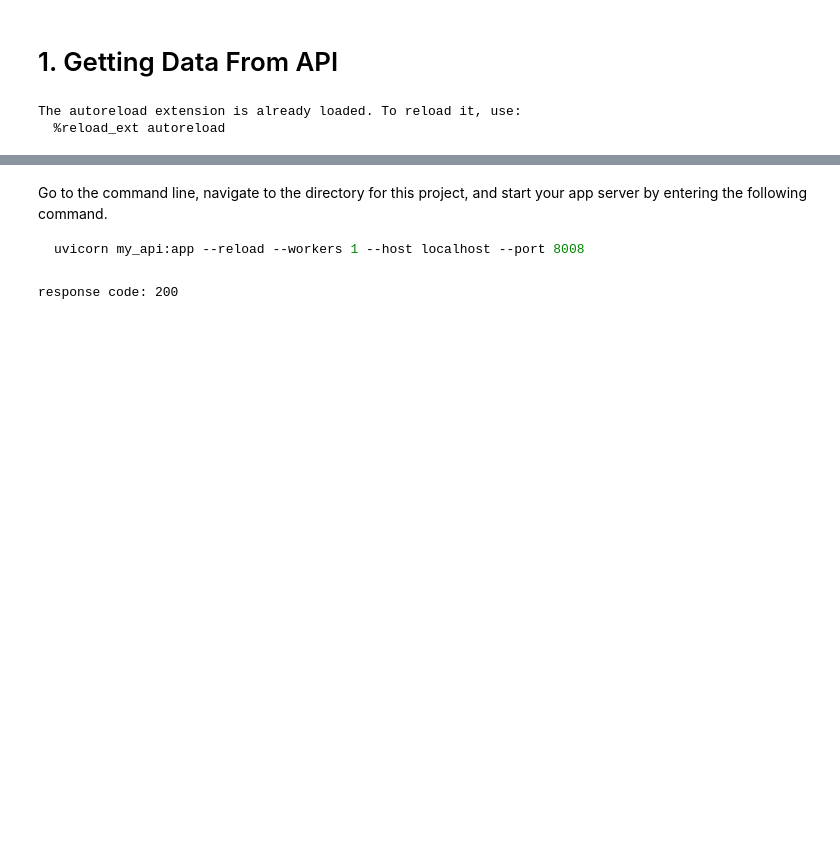
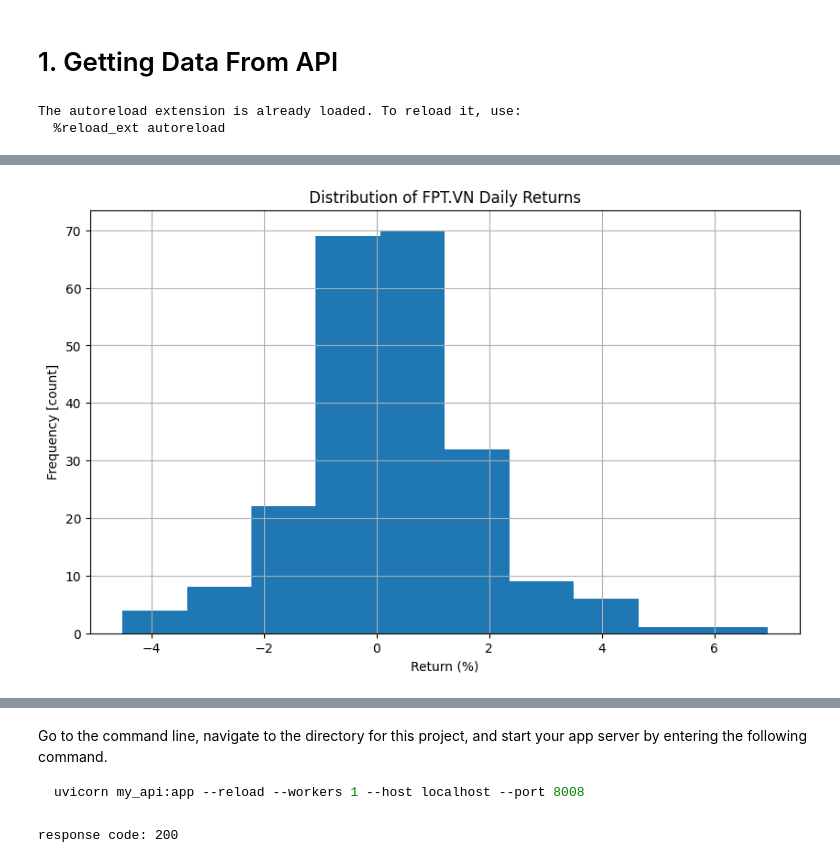
Before and after one commit to haison19952013/Personal-Data-Science-Projects, a Jupyter notebook: Stock Volatility Forecasting In Vietnam/main.ipynb, the cells around one changed output, grey strips where cells are left out. Drawn from its saved outputs; the diff is of its cells as text; code cells hidden in the pictures; blank space fills up the shorter version.

```diff
--- a/Stock Volatility Forecasting In Vietnam/main.ipynb
+++ b/Stock Volatility Forecasting In Vietnam/main.ipynb
@@ -62,0 +78,8 @@ gm_FPT.load()
+# %%
+fig, ax = plt.subplots(1, 1, figsize=(10, 6))
+df_wrangle['return'].hist(ax = ax)
+ax.set_title(f'Distribution of {ticker} Daily Returns')
+ax.set_ylabel('Frequency [count]')
+ax.set_xlabel('Return (%)');
+# %% [output]
+[figure, added]
```
Also changed, not shown: parts of 48 cells of this notebook, 2 other files.
